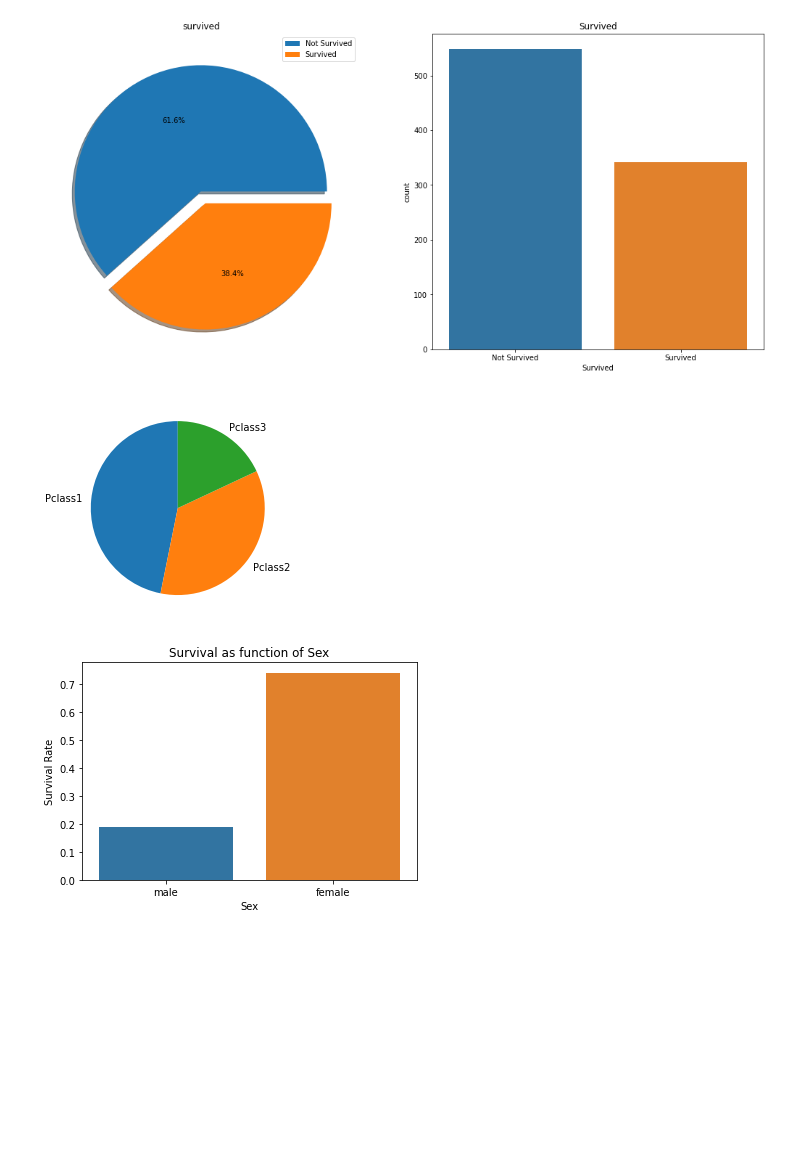
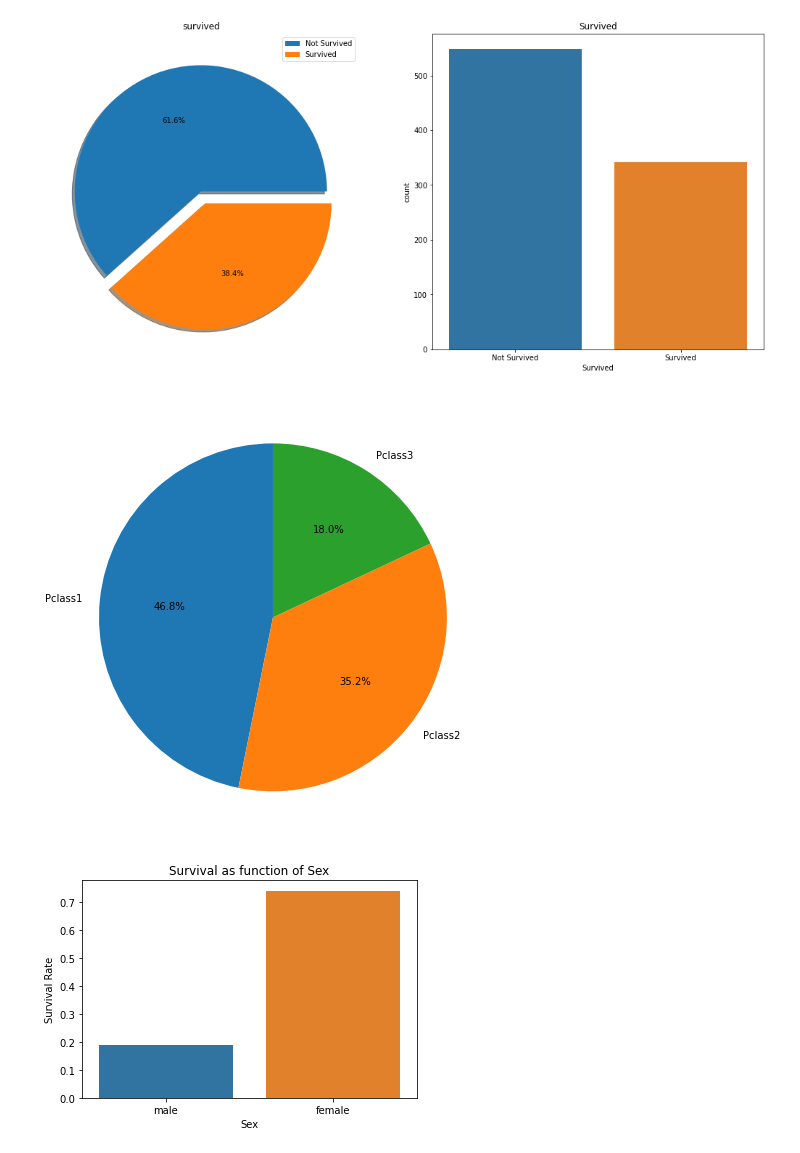
Before and after one commit to chanyadeshani/Group8, a Jupyter notebook: submit_assignment.ipynb, the cells around one changed output. Saved outputs shown, nothing was run; the diff lists cells and outputs as text; code cells hidden in the pictures; blank space fills up the shorter version.

```diff
--- a/submit_assignment.ipynb
+++ b/submit_assignment.ipynb
@@ -300,13 +312,12 @@ plt.xticks([0,1],['Not Survived','Survived']);
 # %%
 # Using a Pie chart to visualize the Survival rate by Class
 y = survived_by_class
 mylabels = ['Pclass1', 'Pclass2', 'Pclass3']
-
-plt.pie(y, labels = mylabels, startangle = 90)
-
+fig, ax = plt.subplots(figsize=(8, 8))
+plt.pie(y, labels = mylabels, startangle = 90, autopct='%1.1f%%')
 plt.show()
 # %% [output]
-[figure, old version]
+[figure, new version]
 # %%
 # Bar chart showing Survival rate of passengers per Sex
 sns.barplot(x='Sex', y='Survived', data=df_train,ci = None)
```
Also changed, not shown: parts of 11 cells of this notebook.
